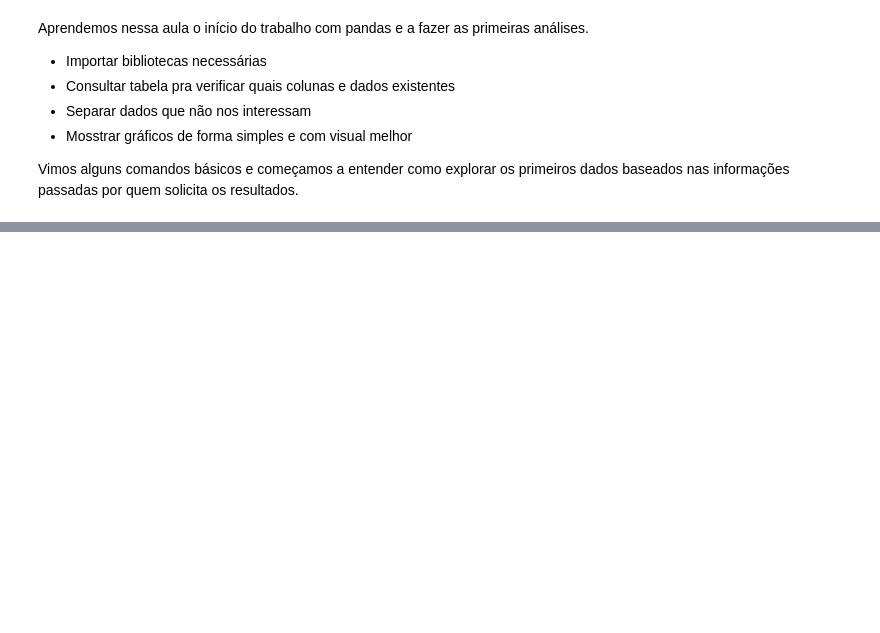
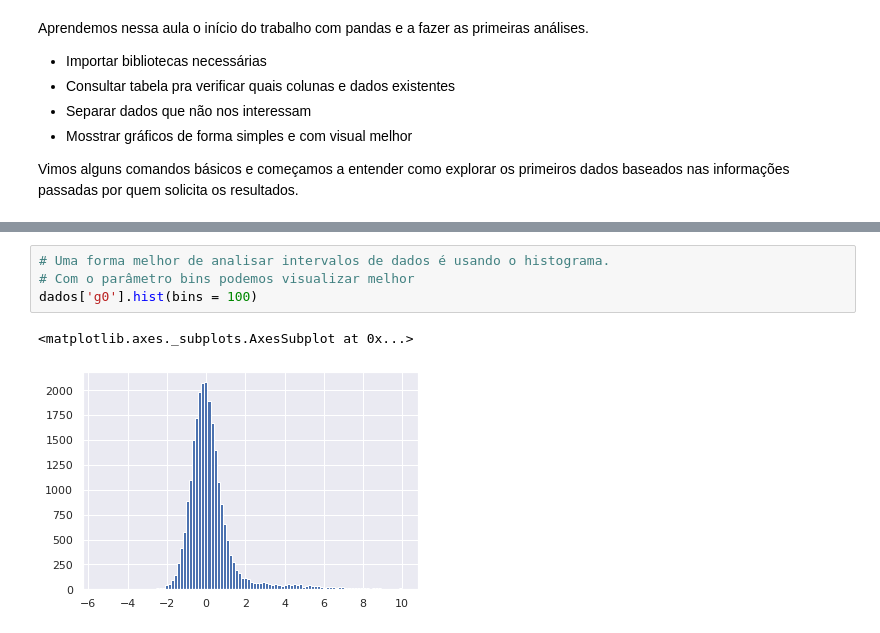
Before and after one commit to collinsdaniel/imersao_dados_3_alura, a Jupyter notebook: ImersaoDados.ipynb, the cells around one changed output, grey strips where cells are left out. Cells and saved outputs as stored; diff of their text form; blank space fills up the shorter version.

```diff
--- a/ImersaoDados.ipynb
+++ b/ImersaoDados.ipynb
@@ -286,0 +372,7 @@ Vimos alguns comandos básicos e começamos a entender como explorar os primeiro
+# %%
+# Uma forma melhor de analisar intervalos de dados é usando o histograma.
+# Com o parâmetro bins podemos visualizar melhor
+dados['g0'].hist(bins = 100)
+# %% [output]
+<matplotlib.axes._subplots.AxesSubplot at 0x...>
+[figure, added]
```
Also changed, not shown: parts of 34 cells of this notebook.
